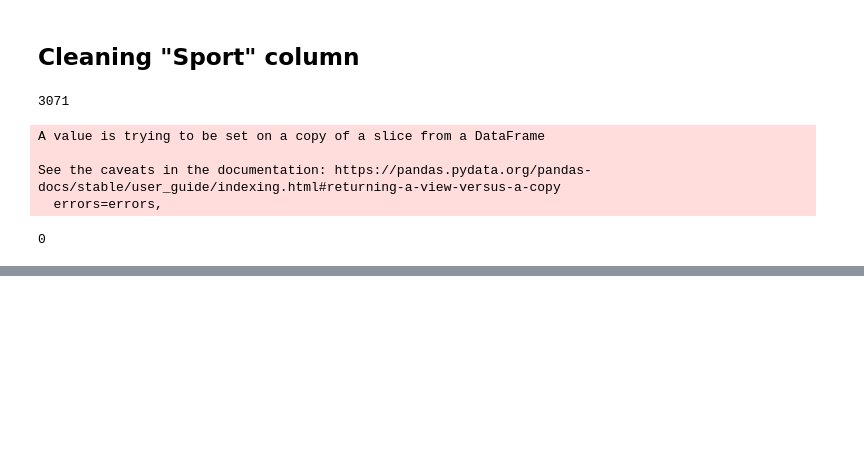
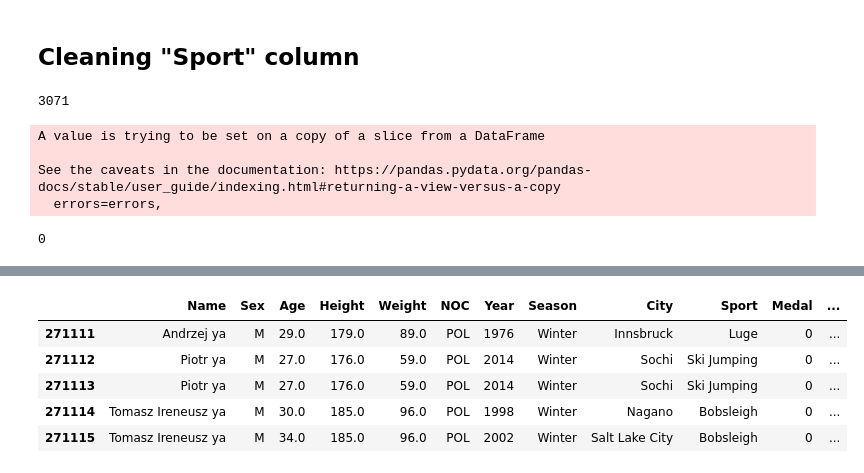
Before and after one commit to MaH1996SdN/Olympic_Games, a Jupyter notebook: Programming_Project_Olympic.ipynb, the cells around one changed output, grey strips where cells are left out. Cells and saved outputs as stored; diff of their text form; code cells hidden in the pictures; blank space fills up the shorter version.

```diff
--- a/Programming_Project_Olympic.ipynb
+++ b/Programming_Project_Olympic.ipynb
@@ -493,0 +509,9 @@ olympic_df[olympic_df.Sport == 'Art Competitions'].shape[0]
+# %%
+olympic_df.tail()
+# %% [output]
+|  | Name | Sex | Age | Height | Weight | NOC | Year | Season | City | Sport | Medal | ... |
+| 271111 | Andrzej ya | M | 29.0 | 179.0 | 89.0 | POL | 1976 | Winter | Innsbruck | Luge | 0 | ... |
+| 271112 | Piotr ya | M | 27.0 | 176.0 | 59.0 | POL | 2014 | Winter | Sochi | Ski Jumping | 0 | ... |
+| 271113 | Piotr ya | M | 27.0 | 176.0 | 59.0 | POL | 2014 | Winter | Sochi | Ski Jumping | 0 | ... |
+| 271114 | Tomasz Ireneusz ya | M | 30.0 | 185.0 | 96.0 | POL | 1998 | Winter | Nagano | Bobsleigh | 0 | ... |
+| 271115 | Tomasz Ireneusz ya | M | 34.0 | 185.0 | 96.0 | POL | 2002 | Winter | Salt Lake City | Bobsleigh | 0 | ... |
```
Also changed, not shown: parts of 14 cells of this notebook.
